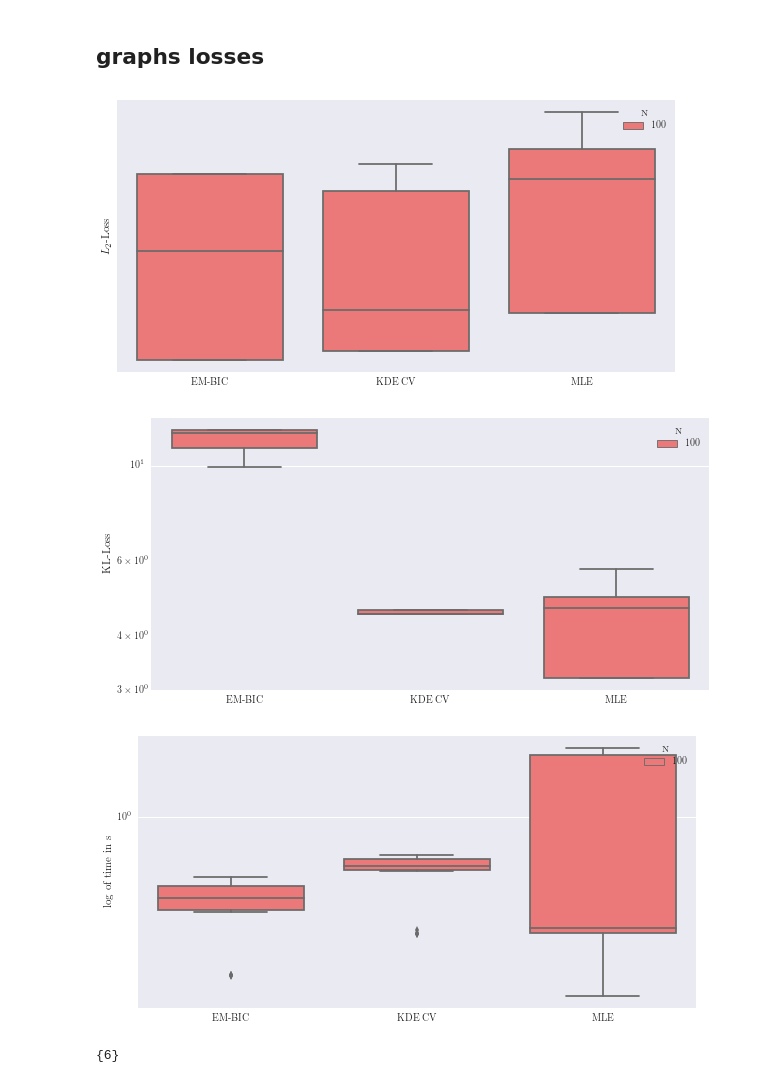
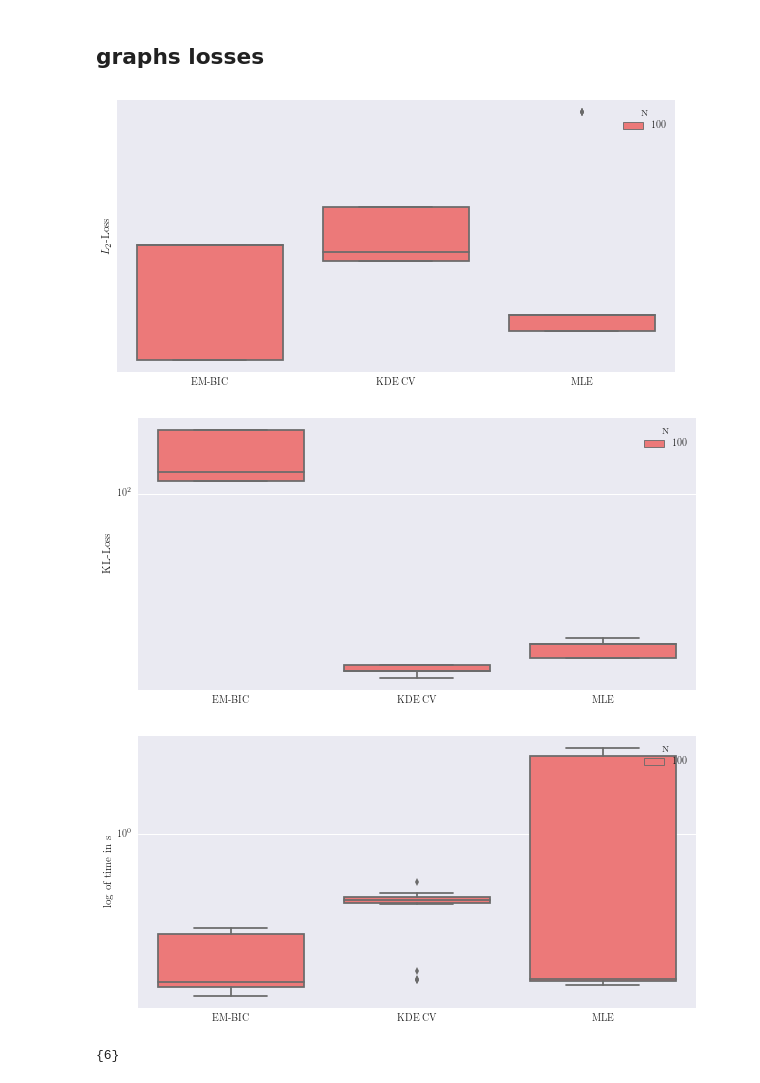
Before and after one commit to mehdisebbar/kl-aggregation, a Jupyter notebook: weight_vector_simulations_paper/weight_vector_estim_code/clustering.ipynb, the cells around one changed output. Saved outputs shown, nothing was run; the diff lists cells and outputs as text; code cells hidden in the pictures.

```diff
--- a/weight_vector_simulations_paper/weight_vector_estim_code/clustering.ipynb
+++ b/weight_vector_simulations_paper/weight_vector_estim_code/clustering.ipynb
@@ -802,7 +802,7 @@ import numpy as np
 
 %matplotlib inline
 
-simu_folder = "/Users/mehdi/Downloads/dg_2017-08-04_22.49.04/"
+simu_folder = "/Users/mehdi/Downloads/dg_2017-08-06_18.33.19/"
 folder  = simu_folder
 #folder = "/Users/mehdi/Downloads/"+simu_folder+"/"
 onlyfiles = [f for f in listdir(folder) if (isfile(join(folder, f)) and f.startswith("res_K"))]
@@ -901,14 +901,14 @@ def gen_graph_dict_gen_time(df, p):
     sns_plot = boxplot.get_figure()
     #plt.savefig("../../phd-thesis/TeX_files/dict_gen_time_dim_"+str(p)+"_gof_pc_select", dpi=100, transparent=True, bbox_inches='tight', pad_inches=0)
 # %%
-for p in [3,4,5]:
+for p in [3]:
     gen_graph_dict_gen_loss(df, p, "L2")
     gen_graph_dict_gen_loss(df, p, "KL")
     gen_graph_dict_gen_time(df, p)
 # %% [output]
-[figure, old version]
+[figure, new version]
-[figure, old version]
+[figure, new version]
-[figure, old version]
+[figure, new version]
 # %%
 set(df.K)
 # %% [output]
```
Also changed, not shown: parts of 1 cell of this notebook, 1 other file.
